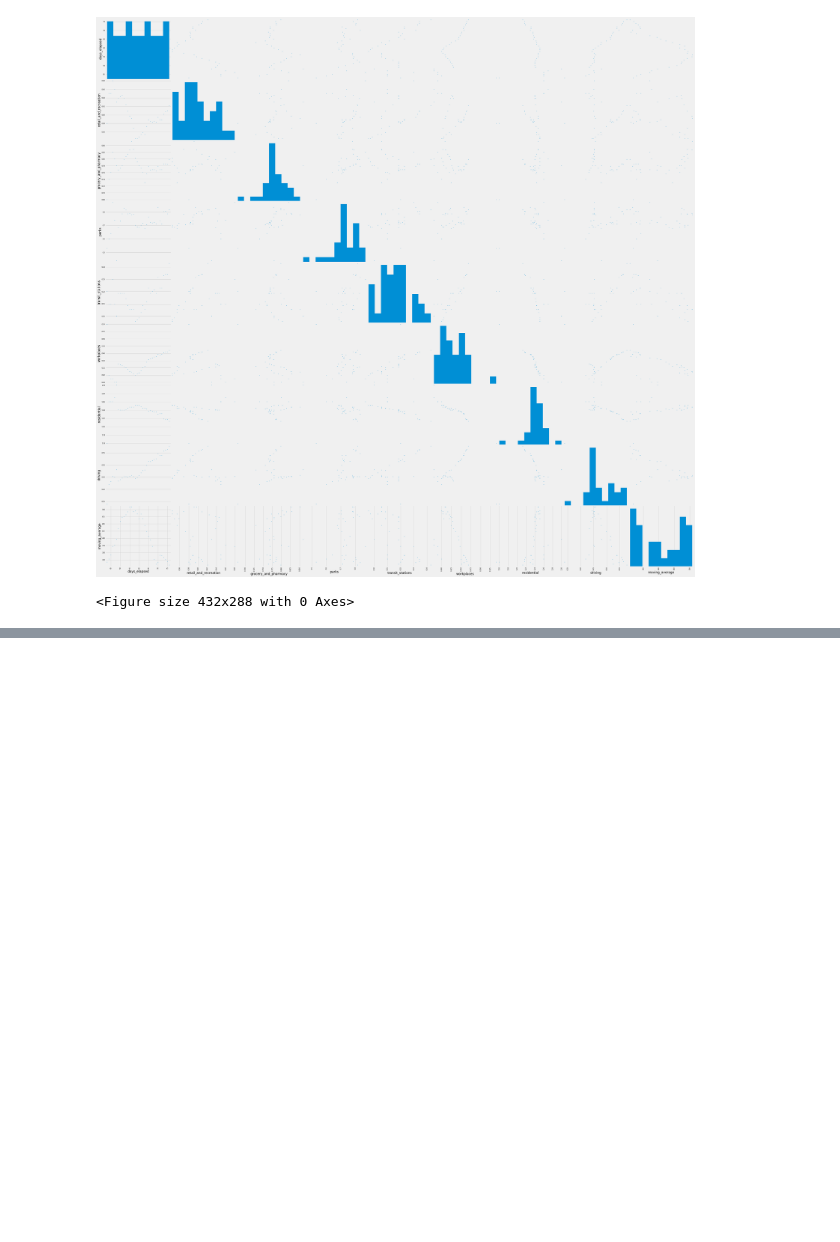
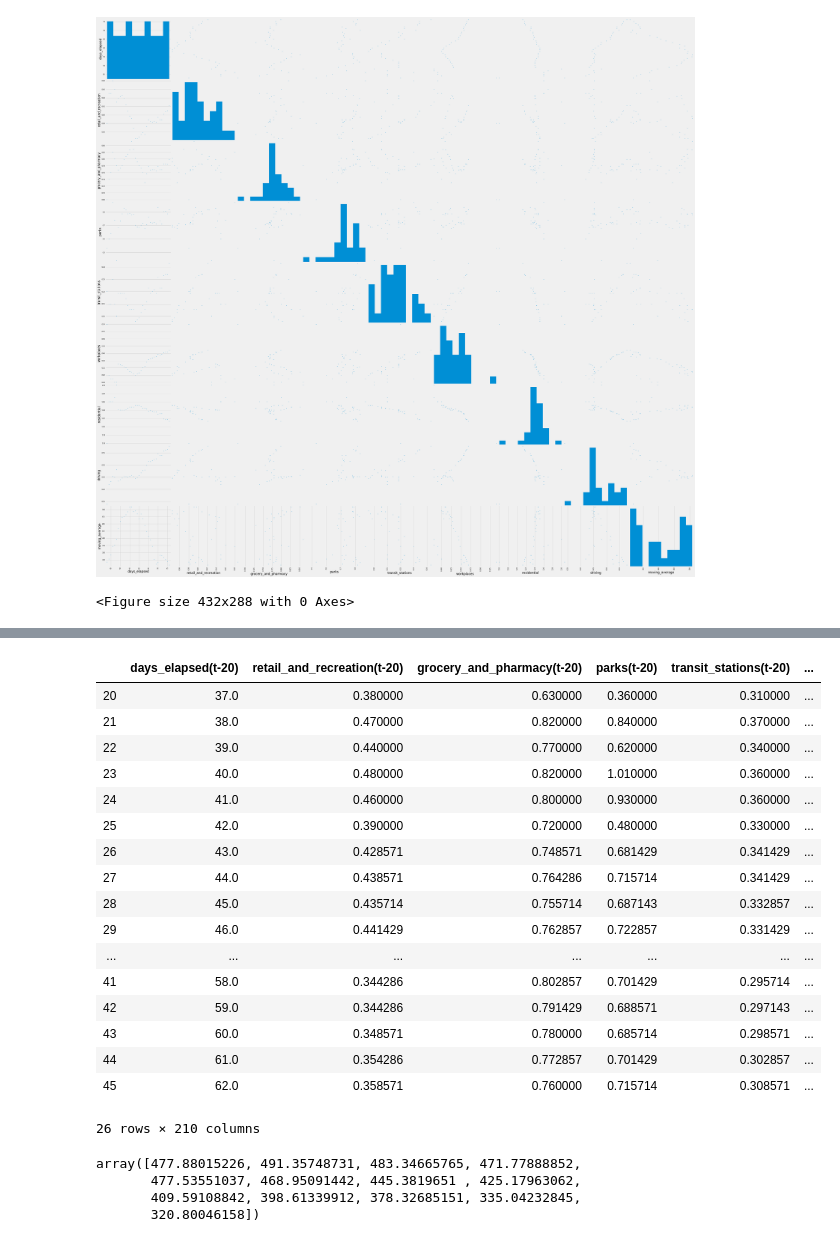
Before and after one commit to Jbudnick/Covid-19-Forecasting, a Jupyter notebook: notebooks/EDA.ipynb, the cells around one changed output, grey strips where cells are left out. Cells and saved outputs as stored; diff of their text form; code cells hidden in the pictures; blank space fills up the shorter version.

```diff
--- a/notebooks/EDA.ipynb
+++ b/notebooks/EDA.ipynb
@@ -796,0 +435,62 @@ for i in range(83, 100):
+# %%
+def series_to_supervised(data, columns, n_in=1, n_out=1, dropnan=True):
+    """
+    Frame a time series as a supervised learning dataset.
+    Arguments:
+        data: Sequence of observations as a list or NumPy array.
+        n_in: Number of lag observations as input (X).
+        n_out: Number of observations as output (y).
+        dropnan: Boolean whether or not to drop rows with NaN values.
+    Returns:
+        Pandas DataFrame of series framed for supervised learning.
+    """
+    n_vars = 1 if type(data) is list else data.shape[1]
+    df = pd.DataFrame(data)
+    cols, names = list(), list()
+    # input sequence (t-n, ... t-1)
+    for i in range(n_in, 0, -1):
+        cols.append(df.shift(i))
+        names += [('%s(t-%d)' % (columns[j], i)) for j in range(n_vars)]
+    # forecast sequence (t, t+1, ... t+n)
+    for i in range(0, n_out):
+        cols.append(df.shift(-i))
+        if i == 0:
+            names += [('%s(t)' % (columns[j])) for j in range(n_vars)]
+        else:
+            names += [('%s(t+%d)' % (columns[j], i)) for j in range(n_vars)]
+    # put it all together
+    agg = pd.concat(cols, axis=1)
+    agg.columns = names
+    # drop rows with NaN values
+    if dropnan:
+        agg.dropna(inplace=True)
+    return agg
+
+values = revised_df.values
+train_data = series_to_supervised(values, revised_df.columns, 20, 1)
+# %% [output]
+|  | days_elapsed(t-20) | retail_and_recreation(t-20) | grocery_and_pharmacy(t-20) | parks(t-20) | transit_stations(t-20) | ... |
+| 20 | 37.0 | 0.380000 | 0.630000 | 0.360000 | 0.310000 | ... |
+| 21 | 38.0 | 0.470000 | 0.820000 | 0.840000 | 0.370000 | ... |
+| 22 | 39.0 | 0.440000 | 0.770000 | 0.620000 | 0.340000 | ... |
+| 23 | 40.0 | 0.480000 | 0.820000 | 1.010000 | 0.360000 | ... |
+| 24 | 41.0 | 0.460000 | 0.800000 | 0.930000 | 0.360000 | ... |
+| 25 | 42.0 | 0.390000 | 0.720000 | 0.480000 | 0.330000 | ... |
+| 26 | 43.0 | 0.428571 | 0.748571 | 0.681429 | 0.341429 | ... |
+| 27 | 44.0 | 0.438571 | 0.764286 | 0.715714 | 0.341429 | ... |
+| 28 | 45.0 | 0.435714 | 0.755714 | 0.687143 | 0.332857 | ... |
+| 29 | 46.0 | 0.441429 | 0.762857 | 0.722857 | 0.331429 | ... |
+| ... | ... | ... | ... | ... | ... | ... |
+| 41 | 58.0 | 0.344286 | 0.802857 | 0.701429 | 0.295714 | ... |
+| 42 | 59.0 | 0.344286 | 0.791429 | 0.688571 | 0.297143 | ... |
+| 43 | 60.0 | 0.348571 | 0.780000 | 0.685714 | 0.298571 | ... |
+| 44 | 61.0 | 0.354286 | 0.772857 | 0.701429 | 0.302857 | ... |
+| 45 | 62.0 | 0.358571 | 0.760000 | 0.715714 | 0.308571 | ... |
+26 rows × 210 columns
+# %%
+rf_model.model.predict(rf_model.X_train)
+# %% [output]
+array([477.88015226, 491.35748731, 483.34665765, 471.77888852,
+       477.53551037, 468.95091442, 445.3819651 , 425.17963062,
+       409.59108842, 398.61339912, 378.32685151, 335.04232845,
+       320.80046158])
```
Also changed, not shown: parts of 112 cells of this notebook, 4 other files.
